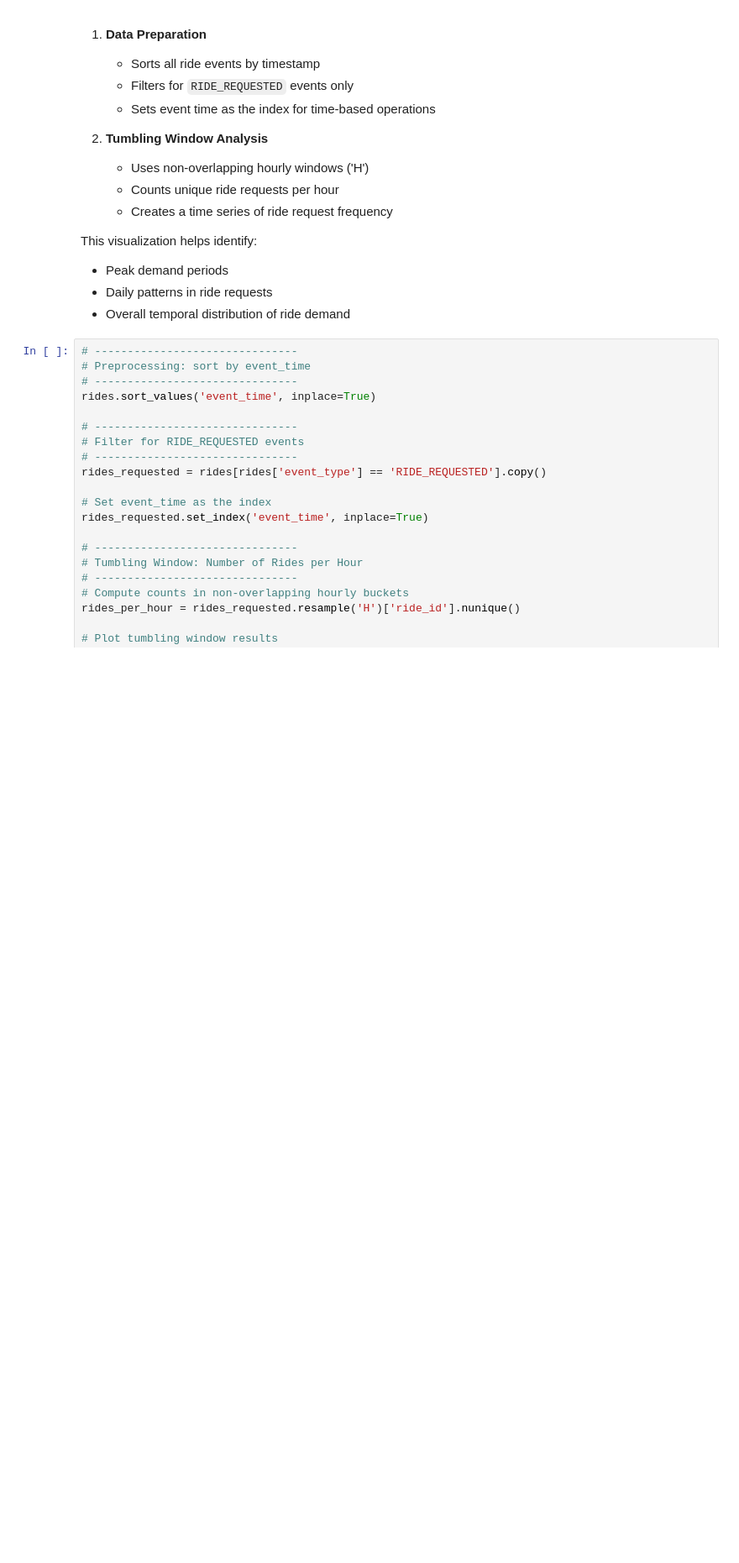
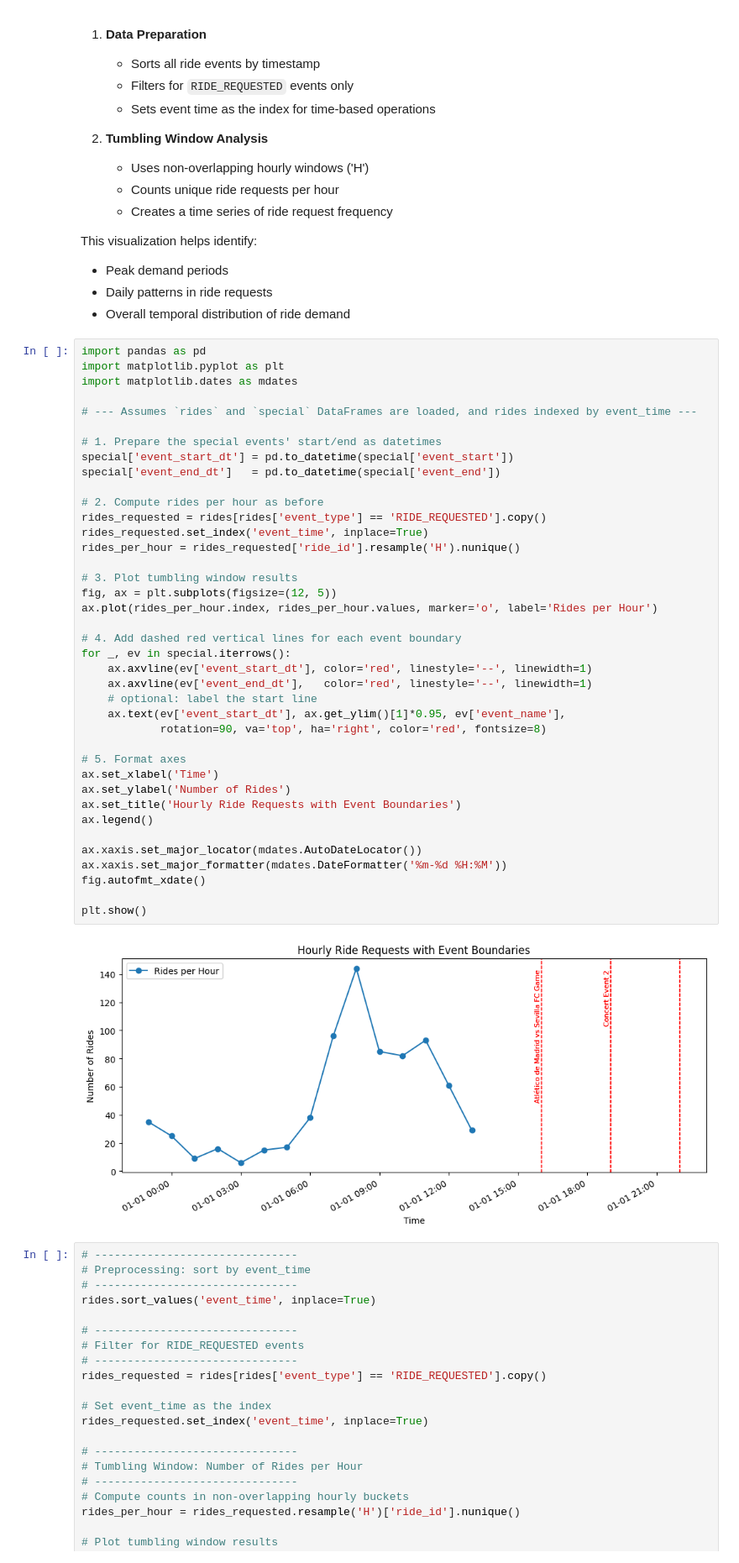
Before and after one commit to fabianVagnoni/Stream_Analytics_Projects, a Jupyter notebook: Basic&Intermediate_Analytics.ipynb, the cells around one changed output. Shown at 84% size. Drawn from its saved outputs; the diff is of its cells as text; blank space fills up the shorter version.

```diff
--- a/Basic&Intermediate_Analytics.ipynb
+++ b/Basic&Intermediate_Analytics.ipynb
@@ -245,6 +245,47 @@ This visualization helps identify:
 - Peak demand periods
 - Daily patterns in ride requests
 - Overall temporal distribution of ride demand
+# %%
+import pandas as pd
+import matplotlib.pyplot as plt
+import matplotlib.dates as mdates
+
+# --- Assumes `rides` and `special` DataFrames are loaded, and rides indexed by event_time ---
+
+# 1. Prepare the special events' start/end as datetimes
+special['event_start_dt'] = pd.to_datetime(special['event_start'])
+special['event_end_dt']   = pd.to_datetime(special['event_end'])
+
+# 2. Compute rides per hour as before
+rides_requested = rides[rides['event_type'] == 'RIDE_REQUESTED'].copy()
+rides_requested.set_index('event_time', inplace=True)
+rides_per_hour = rides_requested['ride_id'].resample('H').nunique()
+
+# 3. Plot tumbling window results
+fig, ax = plt.subplots(figsize=(12, 5))
+ax.plot(rides_per_hour.index, rides_per_hour.values, marker='o', label='Rides per Hour')
+
+# 4. Add dashed red vertical lines for each event boundary
+for _, ev in special.iterrows():
+    ax.axvline(ev['event_start_dt'], color='red', linestyle='--', linewidth=1)
+    ax.axvline(ev['event_end_dt'],   color='red', linestyle='--', linewidth=1)
+    # optional: label the start line
+    ax.text(ev['event_start_dt'], ax.get_ylim()[1]*0.95, ev['event_name'],
+            rotation=90, va='top', ha='right', color='red', fontsize=8)
+
+# 5. Format axes
+ax.set_xlabel('Time')
+ax.set_ylabel('Number of Rides')
+ax.set_title('Hourly Ride Requests with Event Boundaries')
+ax.legend()
+
+ax.xaxis.set_major_locator(mdates.AutoDateLocator())
+ax.xaxis.set_major_formatter(mdates.DateFormatter('%m-%d %H:%M'))
+fig.autofmt_xdate()
+
+plt.show()
+# %% [output]
+[figure, added]
 # %%
 # -------------------------------
 # Preprocessing: sort by event_time
```
Also changed, not shown: parts of 19 cells of this notebook.
